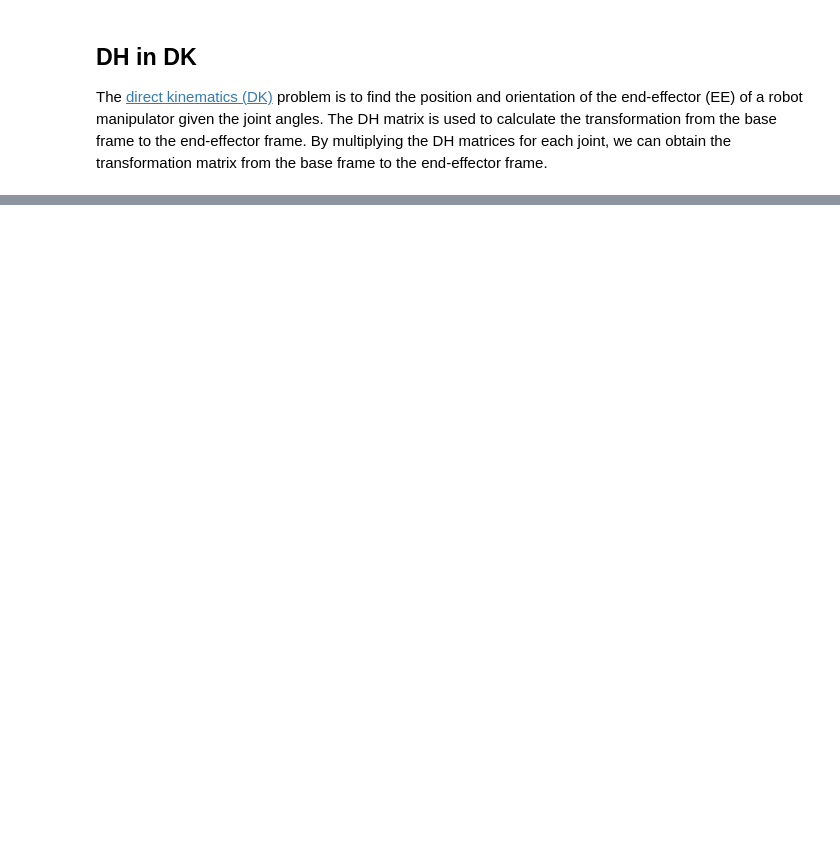
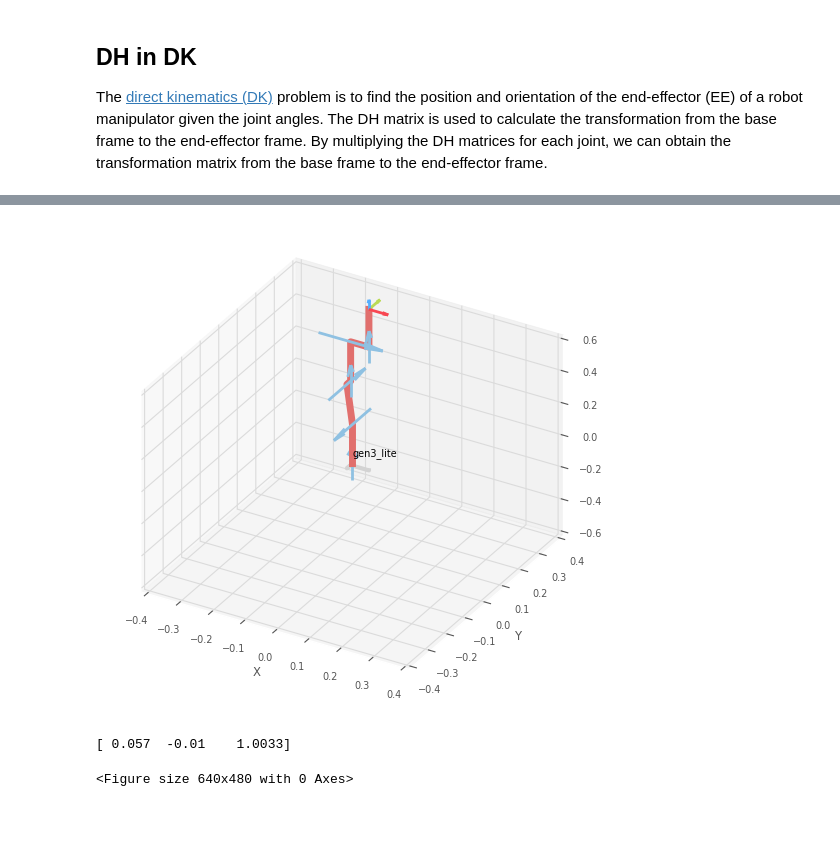
Before and after one commit to CollaborativeRoboticsLab/foundations-of-robotics-labs, a Jupyter notebook: 3-kinematics/02-direct-kinematics.ipynb, the cells around one changed output, grey strips where cells are left out. Drawn from its saved outputs; the diff is of its cells as text; code cells hidden in the pictures; blank space fills up the shorter version.

```diff
--- a/3-kinematics/02-direct-kinematics.ipynb
+++ b/3-kinematics/02-direct-kinematics.ipynb
@@ -88,0 +314,24 @@ print(pose)
+# %%
+'''
+Find the end effector pose given the measured joint angles
+'''
+
+# create an array of joint angles
+# for example:
+#
+# joint_angles = np.array([0,0,0,0,0,0])
+
+# plot the robot model
+gen3_lite.plot(joint_angles, limits=[-0.4, 0.4, -0.4, 0.4, -0.6, 0.6])
+
+# get the end effector pose
+pose = gen3_lite.fkine(joint_angles)
+
+# print the end effector pose
+print(pose.t)
+# %% [output]
+[figure, added]
+[ 0.057  -0.01    1.0033]
+<Figure size 640x480 with 0 Axes>
+# %% [markdown]
+###
```
Also changed, not shown: parts of 15 cells of this notebook, 3 other files.
